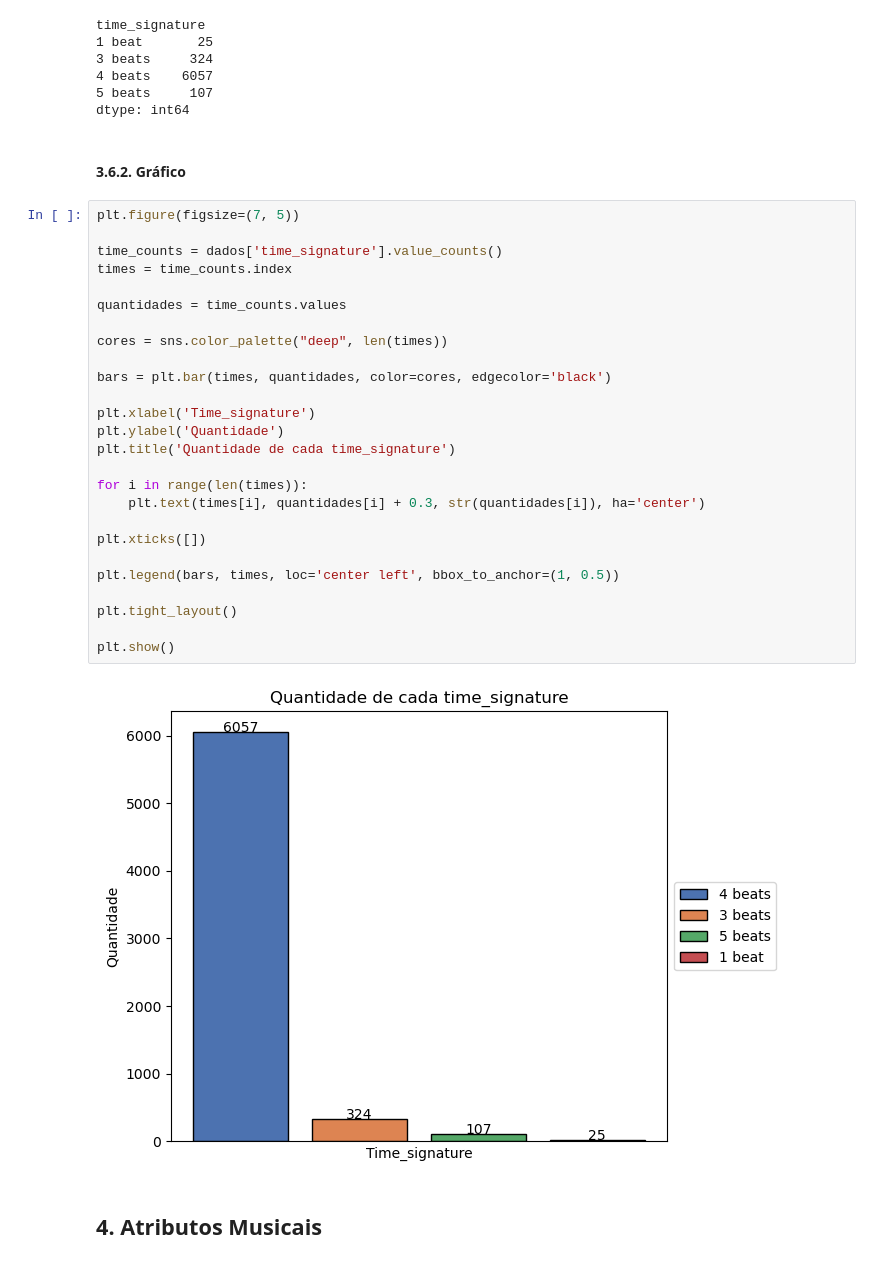
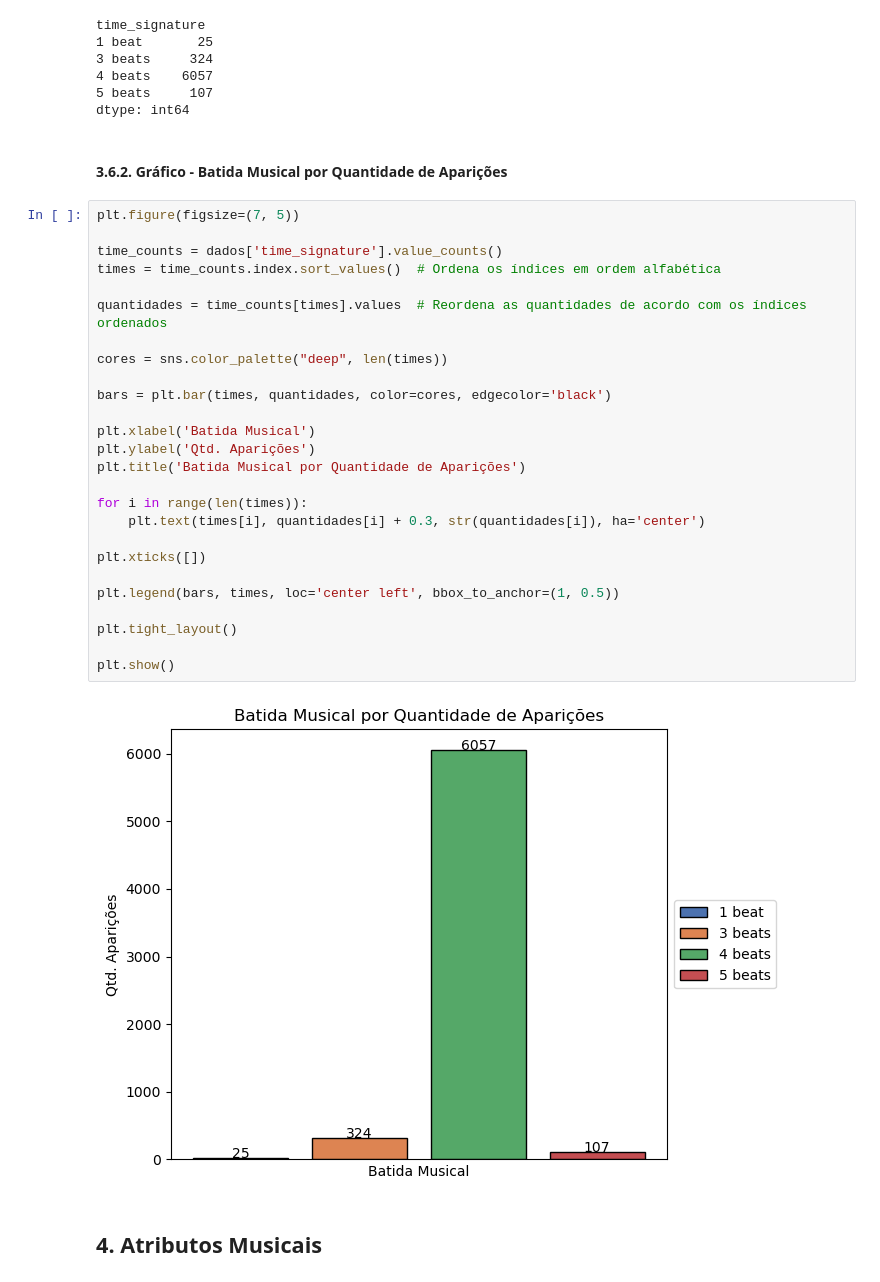
Before and after one commit to EandroC/ExplorandoPrincipaisMusicasDoSpotify, a Jupyter notebook: Analise.ipynb, the cells around one changed output. Drawn from its saved outputs; the diff is of its cells as text.

```diff
--- a/Analise.ipynb
+++ b/Analise.ipynb
@@ -441,35 +447,35 @@ time_signature
 5 beats     107
 dtype: int64
 # %% [markdown]
-####  3\.6\.2\. Gráfico
+####  3\.6\.2\. Gráfico - Batida Musical por Quantidade de Aparições
 # %%
 plt.figure(figsize=(7, 5))
 
 time_counts = dados['time_signature'].value_counts()
-times = time_counts.index
+times = time_counts.index.sort_values()  # Ordena os índices em ordem alfabética
 
-quantidades = time_counts.values
+quantidades = time_counts[times].values  # Reordena as quantidades de acordo com os índices ordenados
 
 cores = sns.color_palette("deep", len(times))
 
 bars = plt.bar(times, quantidades, color=cores, edgecolor='black')
 
-plt.xlabel('Time_signature')
-plt.ylabel('Quantidade')
-plt.title('Quantidade de cada time_signature')
+plt.xlabel('Batida Musical')
+plt.ylabel('Qtd. Aparições')
+plt.title('Batida Musical por Quantidade de Aparições')
 
 for i in range(len(times)):
     plt.text(times[i], quantidades[i] + 0.3, str(quantidades[i]), ha='center')
 
 plt.xticks([])
 
 plt.legend(bars, times, loc='center left', bbox_to_anchor=(1, 0.5))
 
 plt.tight_layout()
 
 plt.show()
 # %% [output]
-[figure, old version]
+[figure, new version]
 # %% [markdown]
 ## 4\. Atributos Musicais
 # %% [markdown]
```
Also changed, not shown: parts of 35 cells of this notebook.
